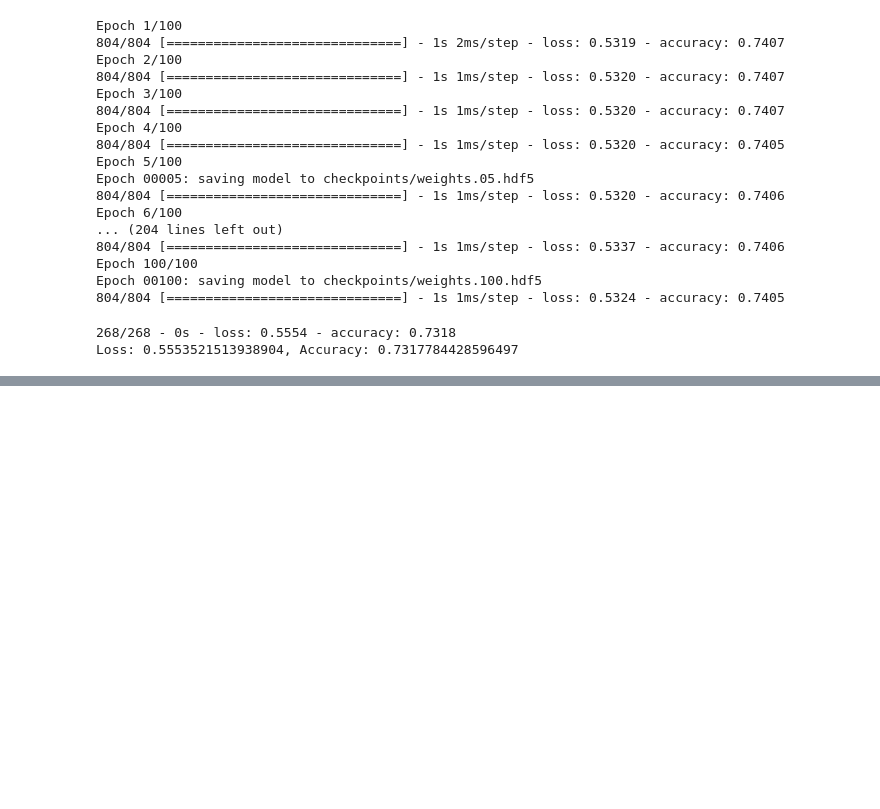
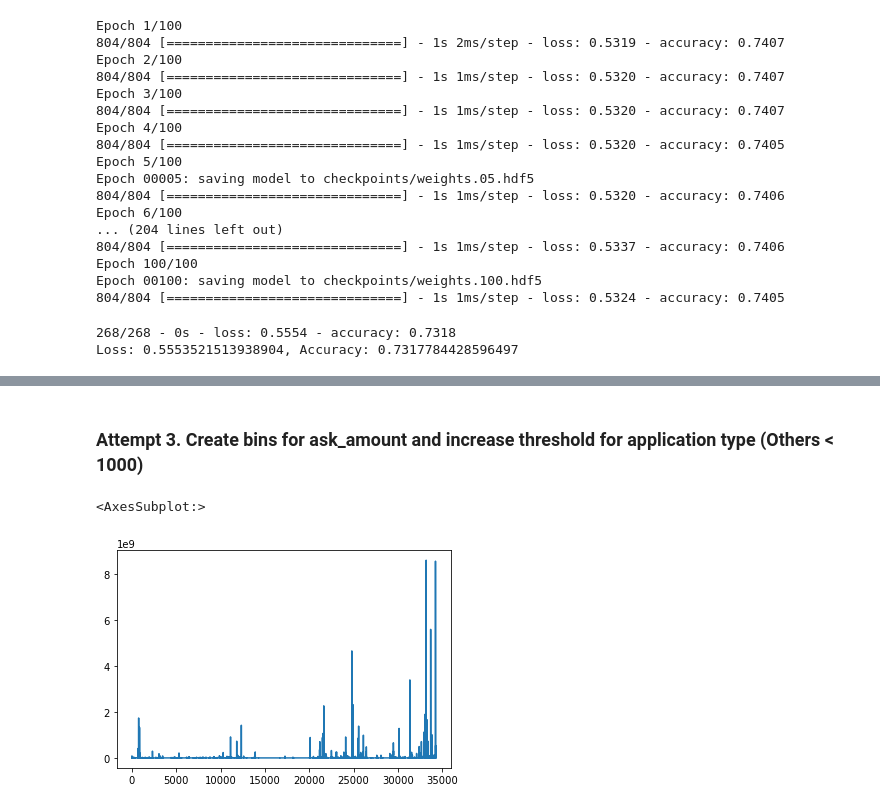
Before and after one commit to angkohtenko/Neural_Network_Charity_Analysis, a Jupyter notebook: AlphabetSoupCharity.ipynb, the cells around one changed output, grey strips where cells are left out. Drawn from its saved outputs; the diff is of its cells as text; code cells hidden in the pictures; blank space fills up the shorter version.

```diff
--- a/AlphabetSoupCharity.ipynb
+++ b/AlphabetSoupCharity.ipynb
@@ -303,0 +429,27 @@ Loss: 0.5553521513938904, Accuracy: 0.7317784428596497
+# %% [markdown]
+### Attempt 3. Create bins for ask_amount and increase threshold for application type (Others < 1000)
+# %%
+#  Import and read the charity_data.csv.
+application_df = pd.read_csv("Resources/charity_data.csv")
+
+# Drop the non-beneficial ID columns, 'EIN' and 'NAME'.
+application_df = application_df.drop(columns=['EIN','NAME'])
+
+# replace application type with 'Other' if counts less 1000
+replace_application = app_type_counts[app_type_counts < 1000].index
+
+# Replace in dataframe
+for app in replace_application:
+    application_df.APPLICATION_TYPE = application_df.APPLICATION_TYPE.replace(app,"Other")
+
+# replace aclassification with 'Other' if counts less 1500
+replace_class = classification_counts[classification_counts < 1500].index
+
+# Replace in dataframe
+for cls in replace_class:
+    application_df.CLASSIFICATION = application_df.CLASSIFICATION.replace(cls,"Other")
+# %%
+application_df.ASK_AMT.plot()
+# %% [output]
+<AxesSubplot:>
+[figure, added]
```
Also changed, not shown: parts of 21 cells of this notebook.
